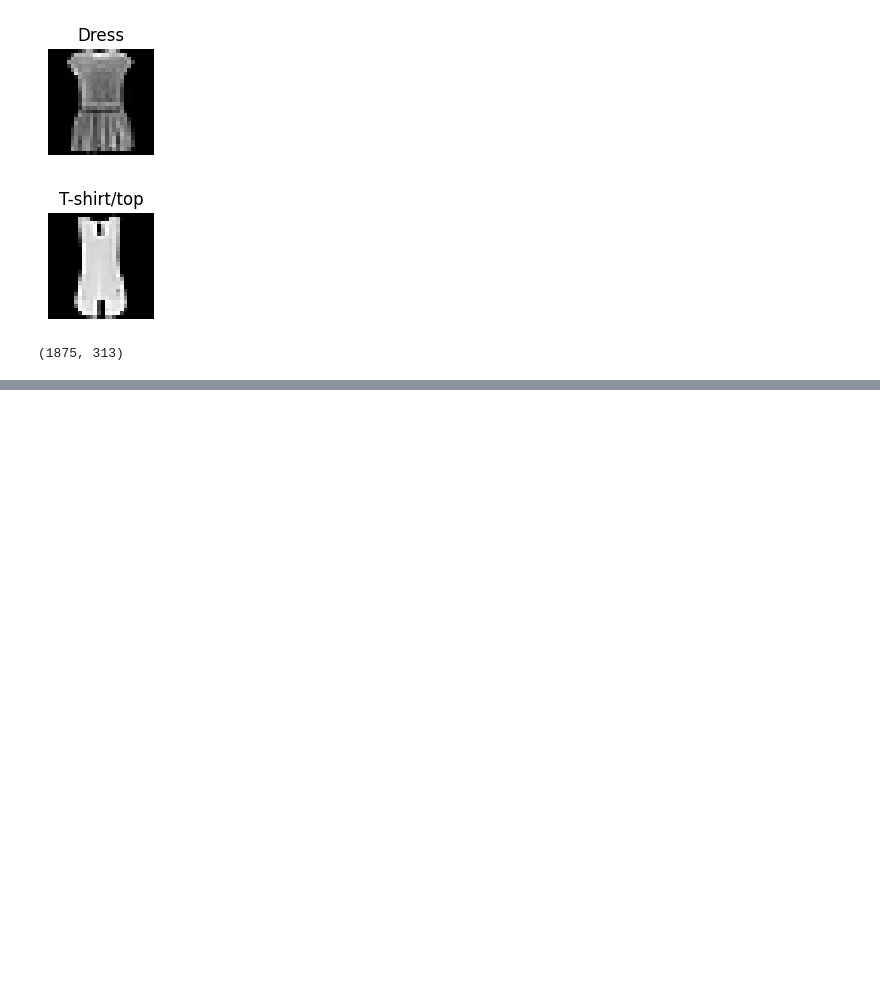
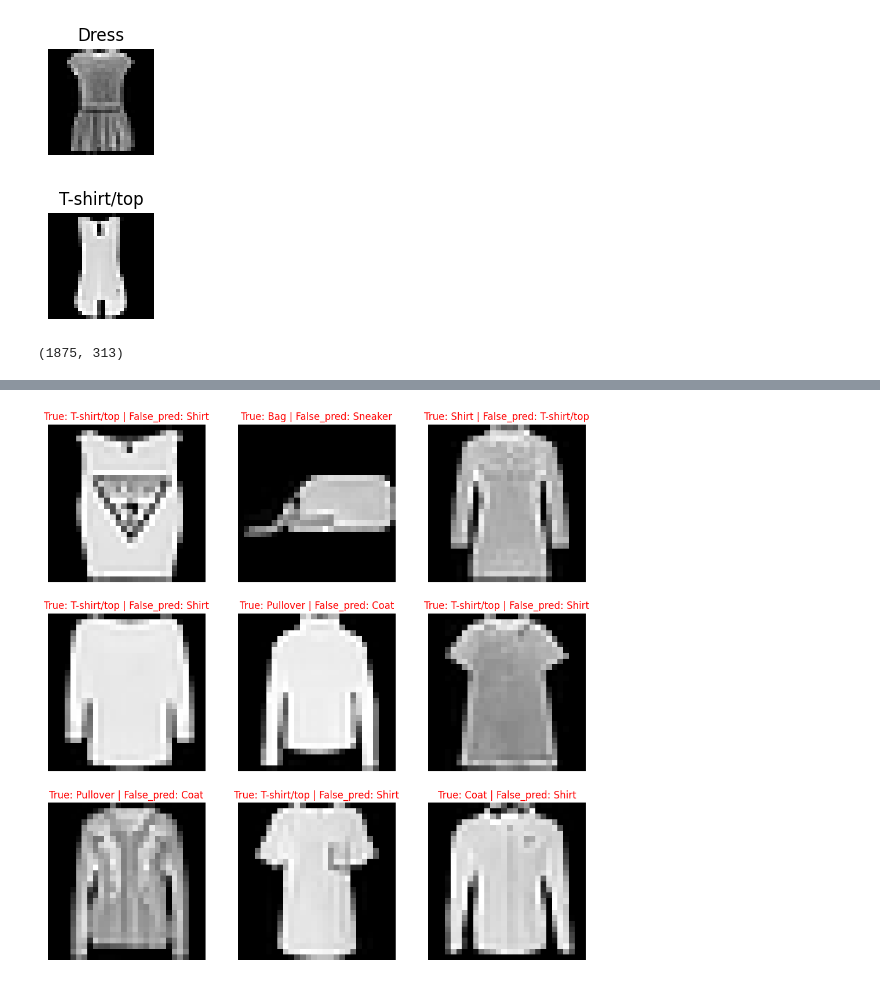
Before and after one commit to funxyz2/pytorch-deep-learning, a Jupyter notebook: extras/exercises/03_pytorch_computer_vision_exercises.ipynb, the cells around one changed output, grey strips where cells are left out. Cells and saved outputs as stored; diff of their text form; code cells hidden in the pictures; blank space fills up the shorter version.

```diff
--- a/extras/exercises/03_pytorch_computer_vision_exercises.ipynb
+++ b/extras/exercises/03_pytorch_computer_vision_exercises.ipynb
@@ -556,11 +556,11 @@ class FashionMNIST_Model(nn.Module):
   def __init__(self, in_channels, hidden_units, out_channels):
     super().__init__()
     self.conv_block = nn.Sequential(
-      nn.Conv2d(in_channels, hidden_units, kernel_size=3, stride=1, padding=(3-1)/2),
+      nn.Conv2d(in_channels, hidden_units, kernel_size=3, stride=1, padding=1),
       nn.ReLU(),
       nn.MaxPool2d(kernel_size=2, stride=2), # -> [batch, hidden_units, 28/2, 28/2], Ex: [1, 32, 14, 14]
 
-      nn.Conv2d(hidden_units, out_channels, 3, 1, (3-1)/2),
+      nn.Conv2d(hidden_units, out_channels, 3, 1, 1),
       nn.ReLU(),
       nn.MaxPool2d(2, 2)  # -> [batch, hidden*2, 14/2, 14/2], Ex: [1, ]
     )
@@ -654,0 +680,14 @@ TypeError: conv2d() received an invalid combination of arguments - got (Tensor,
+# %%
+# Test model on test set
+test_preds = []
+model.eval()
+with torch.inference_mode():
+  for X_test, y_test in tqdm(fashionmnist_test_loader):
+    y_pred_logit = model(X_test)
+    y_pred_prob = torch.softmax(y_pred_logit, dim=1)
+    y_pred_label = torch.argmax(y_pred_prob, dim=1)
+
+    test_preds.append(y_pred_label)
+test_preds = torch.cat(test_preds).cpu()
+
+test_preds[:10], test_data.targets[:10]#  print(np.array([test_data[i][1].item() for i in range(10)]))
@@ -654,0 +697,6 @@ TypeError: conv2d() received an invalid combination of arguments - got (Tensor,
+# %%
+# Indexing wrong predicions in test set list
+import numpy as np
+# Note: np.where luôn trả về 1 tuple, cần select index đầu để lấy array cần
+wrong_pred_indexes = np.where(test_preds != test_data.targets)[0]
+wrong_pred_indexes[:10], len(wrong_pred_indexes), wrong_pred_indexes.dtype
@@ -654,0 +720,18 @@ TypeError: conv2d() received an invalid combination of arguments - got (Tensor,
+# %%
+# Random selecting wrong prediction for detecting wrong image predicted index, then plotting it with its true label alongside
+import random as random
+import matplotlib.pyplot as plt
+random_select = random.sample(list(wrong_pred_indexes), k=9)
+
+plt.figure(figsize=(12, 12))
+# enumerate -> (index, value)
+for i, index in enumerate(random_select):
+  wrong_pred_label = test_data.classes[test_preds[index]]
+  true_pred_label = test_data.classes[test_data[index][1]]
+
+  plt.subplot(3, 3, i+1)
+  plt.imshow(test_data[index][0].squeeze(), cmap='gray')
+  plt.title(f"True: {true_pred_label} | False_pred: {wrong_pred_label}", c='r')
+  plt.axis(False)
+# %% [output]
+[figure, added]
```
Also changed, not shown: parts of 7 cells of this notebook.
